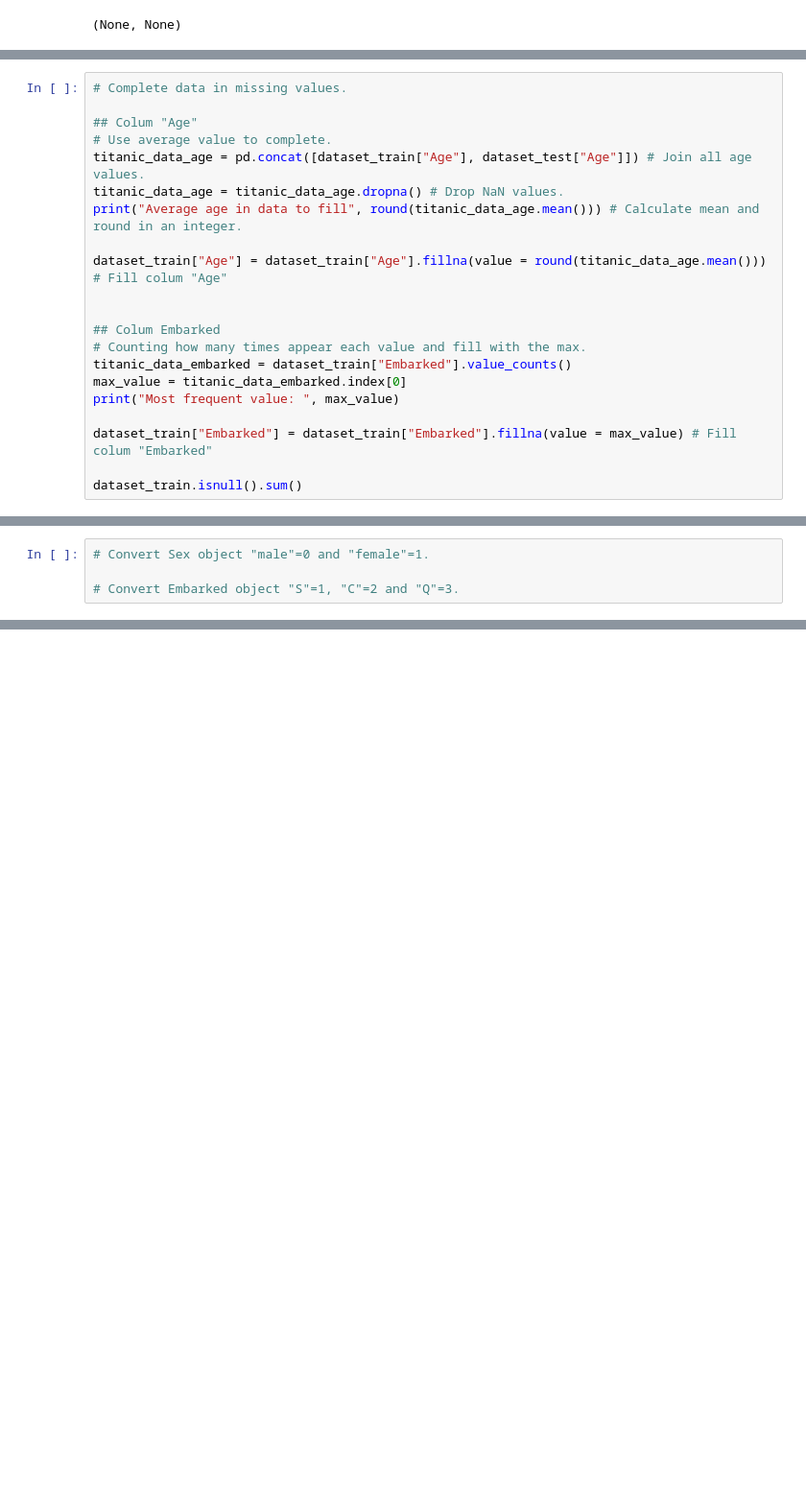
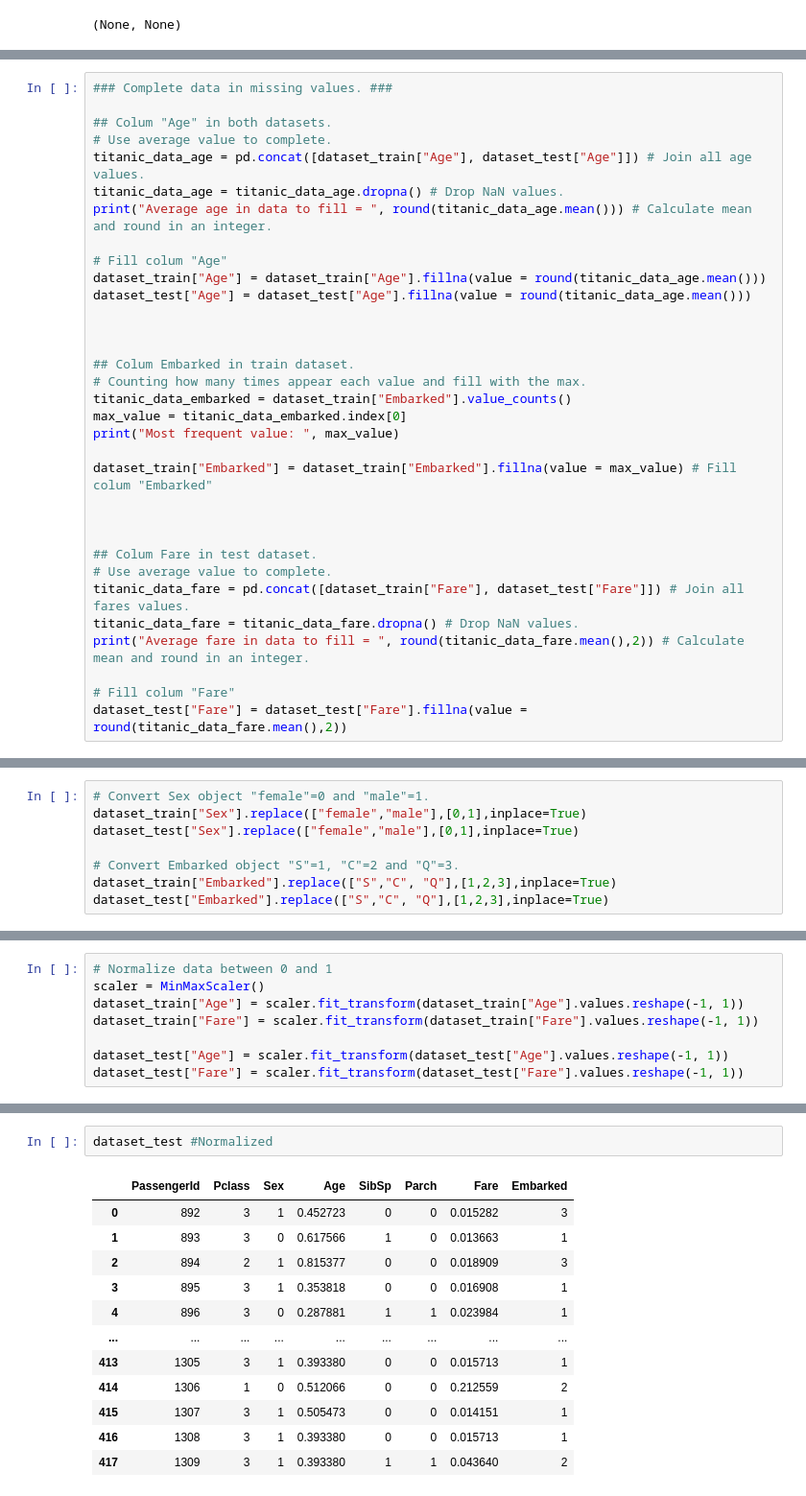
Before and after one commit to gabrielam-projects/DataScience_Kaggle, a Jupyter notebook: titanic-practice.ipynb, the cells around one changed output, grey strips where cells are left out. Shown at 96% size. Cells and saved outputs as stored; diff of their text form; blank space fills up the shorter version.

Commit message:
Kaggle Notebook | Titanic_practice | Version 3

```diff
--- a/titanic-practice.ipynb
+++ b/titanic-practice.ipynb
@@ -114,16 +152,19 @@ dtype: int64
 # %%
-# Complete data in missing values.
+### Complete data in missing values. ###
 
-## Colum "Age"
+## Colum "Age" in both datasets.
 # Use average value to complete.
 titanic_data_age = pd.concat([dataset_train["Age"], dataset_test["Age"]]) # Join all age values.
 titanic_data_age = titanic_data_age.dropna() # Drop NaN values.
-print("Average age in data to fill", round(titanic_data_age.mean())) # Calculate mean and round in an integer.
+print("Average age in data to fill = ", round(titanic_data_age.mean())) # Calculate mean and round in an integer.
 
-dataset_train["Age"] = dataset_train["Age"].fillna(value = round(titanic_data_age.mean())) # Fill colum "Age"
+# Fill colum "Age"
+dataset_train["Age"] = dataset_train["Age"].fillna(value = round(titanic_data_age.mean()))
+dataset_test["Age"] = dataset_test["Age"].fillna(value = round(titanic_data_age.mean()))
 
 
-## Colum Embarked
+
+## Colum Embarked in train dataset.
 # Counting how many times appear each value and fill with the max.
 titanic_data_embarked = dataset_train["Embarked"].value_counts()
 max_value = titanic_data_embarked.index[0]
@@ -131,5 +172,14 @@ print("Most frequent value: ", max_value)
 
 dataset_train["Embarked"] = dataset_train["Embarked"].fillna(value = max_value) # Fill colum "Embarked"
 
-dataset_train.isnull().sum()
+
+
+## Colum Fare in test dataset.
+# Use average value to complete.
+titanic_data_fare = pd.concat([dataset_train["Fare"], dataset_test["Fare"]]) # Join all fares values.
+titanic_data_fare = titanic_data_fare.dropna() # Drop NaN values.
+print("Average fare in data to fill = ", round(titanic_data_fare.mean(),2)) # Calculate mean and round in an integer.
+
+# Fill colum "Fare"
+dataset_test["Fare"] = dataset_test["Fare"].fillna(value = round(titanic_data_fare.mean(),2))
 # %% [output]
@@ -187,5 +249,9 @@ memory usage: 62.8+ KB
  None)
 # %%
-# Convert Sex object "male"=0 and "female"=1.
+# Convert Sex object "female"=0 and "male"=1.
+dataset_train["Sex"].replace(["female","male"],[0,1],inplace=True)
+dataset_test["Sex"].replace(["female","male"],[0,1],inplace=True)
 
 # Convert Embarked object "S"=1, "C"=2 and "Q"=3.
+dataset_train["Embarked"].replace(["S","C", "Q"],[1,2,3],inplace=True)
+dataset_test["Embarked"].replace(["S","C", "Q"],[1,2,3],inplace=True)
@@ -193,0 +258,8 @@ memory usage: 62.8+ KB
+# %%
+# Normalize data between 0 and 1
+scaler = MinMaxScaler()
+dataset_train["Age"] = scaler.fit_transform(dataset_train["Age"].values.reshape(-1, 1))
+dataset_train["Fare"] = scaler.fit_transform(dataset_train["Fare"].values.reshape(-1, 1))
+
+dataset_test["Age"] = scaler.fit_transform(dataset_test["Age"].values.reshape(-1, 1))
+dataset_test["Fare"] = scaler.fit_transform(dataset_test["Fare"].values.reshape(-1, 1))
@@ -193,0 +282,15 @@ memory usage: 62.8+ KB
+# %%
+dataset_test #Normalized
+# %% [output]
+|  | PassengerId | Pclass | Sex | Age | SibSp | Parch | Fare | Embarked |
+| 0 | 892 | 3 | 1 | 0.452723 | 0 | 0 | 0.015282 | 3 |
+| 1 | 893 | 3 | 0 | 0.617566 | 1 | 0 | 0.013663 | 1 |
+| 2 | 894 | 2 | 1 | 0.815377 | 0 | 0 | 0.018909 | 3 |
+| 3 | 895 | 3 | 1 | 0.353818 | 0 | 0 | 0.016908 | 1 |
+| 4 | 896 | 3 | 0 | 0.287881 | 1 | 1 | 0.023984 | 1 |
+| ... | ... | ... | ... | ... | ... | ... | ... | ... |
+| 413 | 1305 | 3 | 1 | 0.393380 | 0 | 0 | 0.015713 | 1 |
+| 414 | 1306 | 1 | 0 | 0.512066 | 0 | 0 | 0.212559 | 2 |
+| 415 | 1307 | 3 | 1 | 0.505473 | 0 | 0 | 0.014151 | 1 |
+| 416 | 1308 | 3 | 1 | 0.393380 | 0 | 0 | 0.015713 | 1 |
+| 417 | 1309 | 3 | 1 | 0.393380 | 1 | 1 | 0.043640 | 2 |
```
Also changed, not shown: parts of 22 cells of this notebook.
